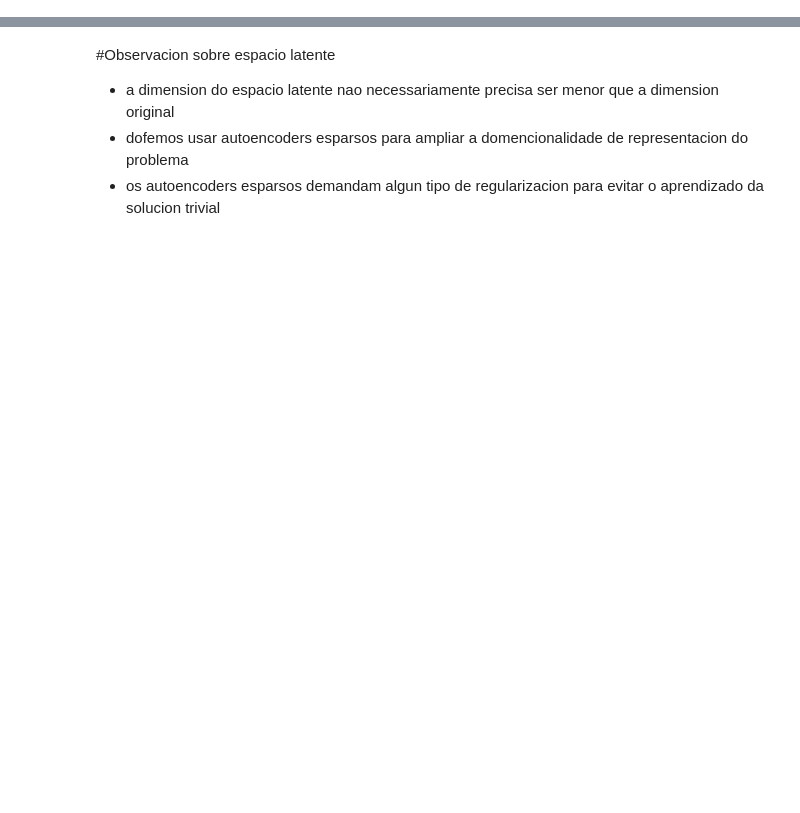
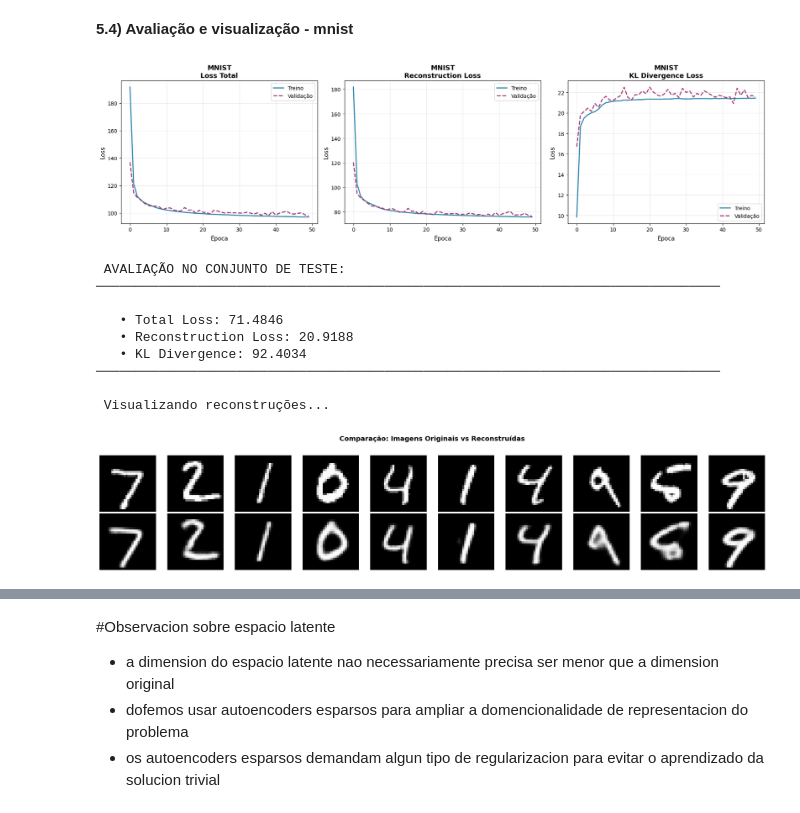
Before and after one commit to MarielaNina/NeuralNetworksClass, a Jupyter notebook: Projeto3_Mariela_Nina.ipynb, the cells around one changed output, grey strips where cells are left out. Drawn from its saved outputs; the diff is of its cells as text; code cells hidden in the pictures; blank space fills up the shorter version.

```diff
--- a/Projeto3_Mariela_Nina.ipynb
+++ b/Projeto3_Mariela_Nina.ipynb
@@ -355,0 +27,12 @@ plt.show()
+# %%
+# Hiperparâmetros do modelo
+LATENT_DIM = 12          # Dimensão do espaço latente
+EPOCHS = 50              # Número de épocas de treinamento
+BATCH_SIZE = 128         # Tamanho do batch
+VALIDATION_SPLIT = 0.15  # 15% de dados para validação
+
+print("HIPERPARÂMETROS DO MODELO:")
+print(f"• Dimensão do espaço latente: {LATENT_DIM}")
+print(f"• Número de épocas: {EPOCHS}")
+print(f"• Tamanho do batch: {BATCH_SIZE}")
+print(f"• Split de validação: {VALIDATION_SPLIT*100:.0f}%")
@@ -355,0 +653,16 @@ plt.show()
+# %%
+print(f"• Épocas: {EPOCHS}")
+print(f"• Batch size: {BATCH_SIZE}")
+print(f"• Validação: {VALIDATION_SPLIT*100:.0f}% dos dados de treino")
+print(f"• Dimensão latente: {LATENT_DIM}")
+print(f"• Otimizador: Adam (lr=0.001)")
+print("\n" + "─" * 80 + "\n")
+
+# Treinar modelo
+history_mnist = vae_mnist.fit(
+    x_train_mnist, x_train_mnist,
+    epochs=EPOCHS,
+    batch_size=BATCH_SIZE,
+    validation_split=VALIDATION_SPLIT,
+    verbose=1
+)
@@ -355,0 +687,31 @@ plt.show()
+# %% [markdown]
+**5.4) Avaliação e visualização - mnist**
+# %%
+# Plotar histórico de treinamento
+plot_training_history(history_mnist, "MNIST")
+
+# Avaliar no test set
+print("\n AVALIAÇÃO NO CONJUNTO DE TESTE:")
+print("─" * 80)
+test_results_mnist = vae_mnist.evaluate(x_test_mnist, x_test_mnist,
+                                        batch_size=BATCH_SIZE, verbose=0)
+print(f"\n   • Total Loss: {test_results_mnist[0]:.4f}")
+print(f"   • Reconstruction Loss: {test_results_mnist[1]:.4f}")
+print(f"   • KL Divergence: {test_results_mnist[2]:.4f}")
+print("─" * 80)
+
+# Visualizar reconstruções
+print("\n Visualizando reconstruções...")
+plot_reconstructions(vae_mnist, x_test_mnist, n=10)
+# %% [output]
+[figure, added]
+ AVALIAÇÃO NO CONJUNTO DE TESTE:
+────────────────────────────────────────────────────────────────────────────────
+
+   • Total Loss: 71.4846
+   • Reconstruction Loss: 20.9188
+   • KL Divergence: 92.4034
+────────────────────────────────────────────────────────────────────────────────
+
+ Visualizando reconstruções...
+[figure, added]
```
Also changed, not shown: parts of 80 cells of this notebook.
